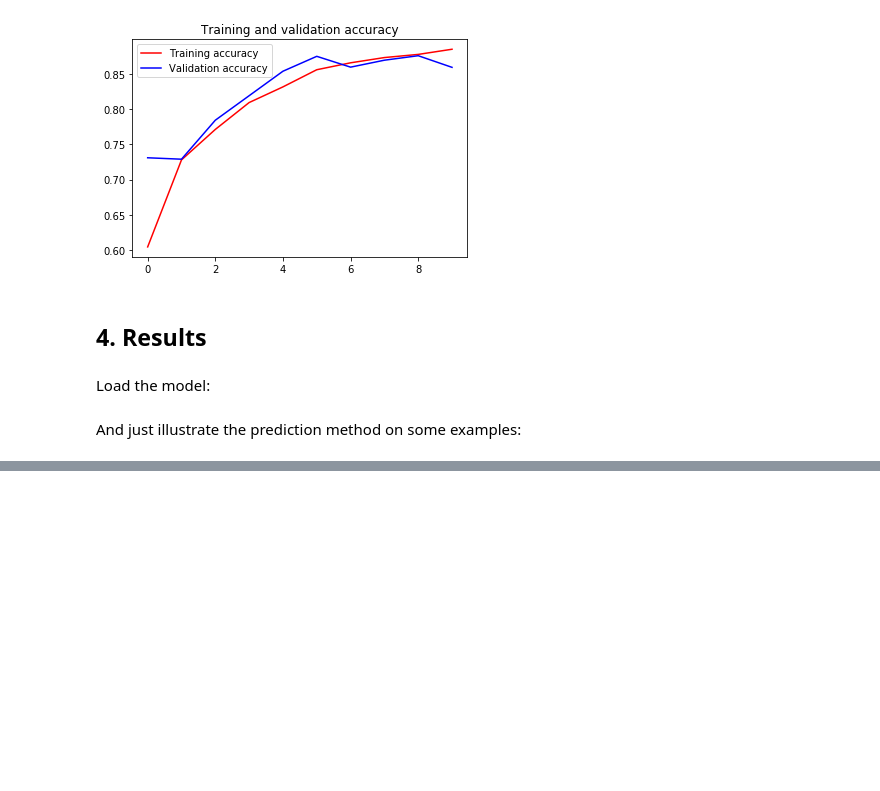
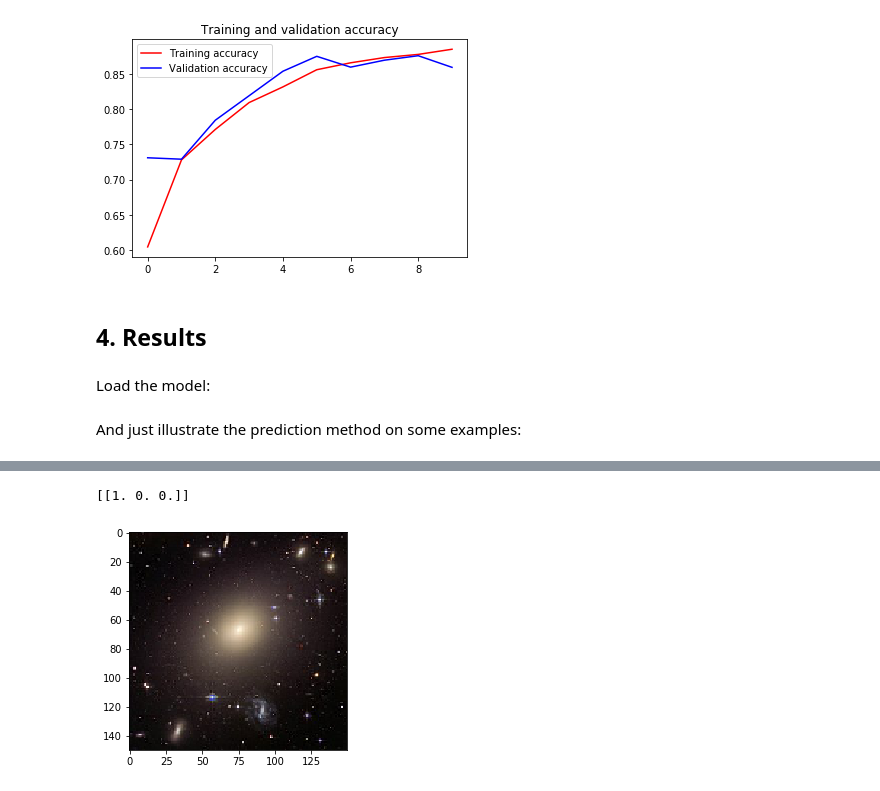
Before and after one commit to nunorc/galaxy-convnet, a Jupyter notebook: galaxy-convnet.ipynb, the cells around one changed output, grey strips where cells are left out. Saved outputs shown, nothing was run; the diff lists cells and outputs as text; code cells hidden in the pictures; blank space fills up the shorter version.

```diff
--- a/galaxy-convnet.ipynb
+++ b/galaxy-convnet.ipynb
@@ -330 +331,13 @@ spiral-3.jpg [[0. 0. 1.]]
 [figure]
+# %%
+img = image.load_img(os.path.join('testing', 'other-elliptical.jpg') , target_size=(150, 150))
+x = image.img_to_array(img)
+x = np.expand_dims(x, axis=0)
+
+images = np.vstack([x])
+classes = model.predict(images)
+plt.imshow(img)
+print(classes)
+# %% [output]
+[[1. 0. 0.]]
+[figure, added]
```
Also changed, not shown: parts of 2 cells of this notebook.
